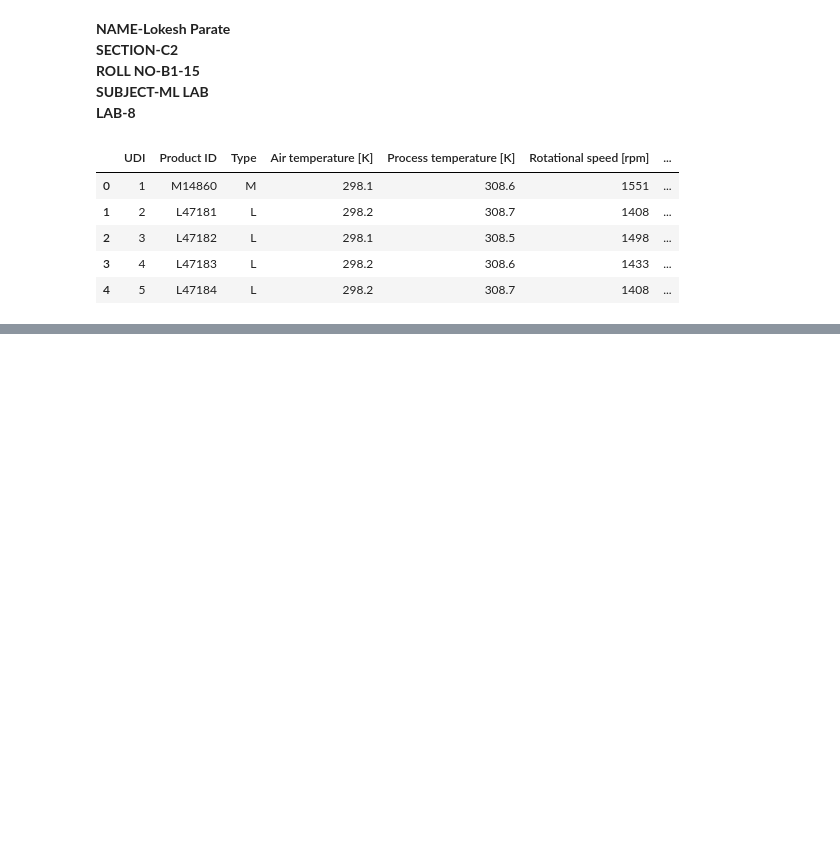
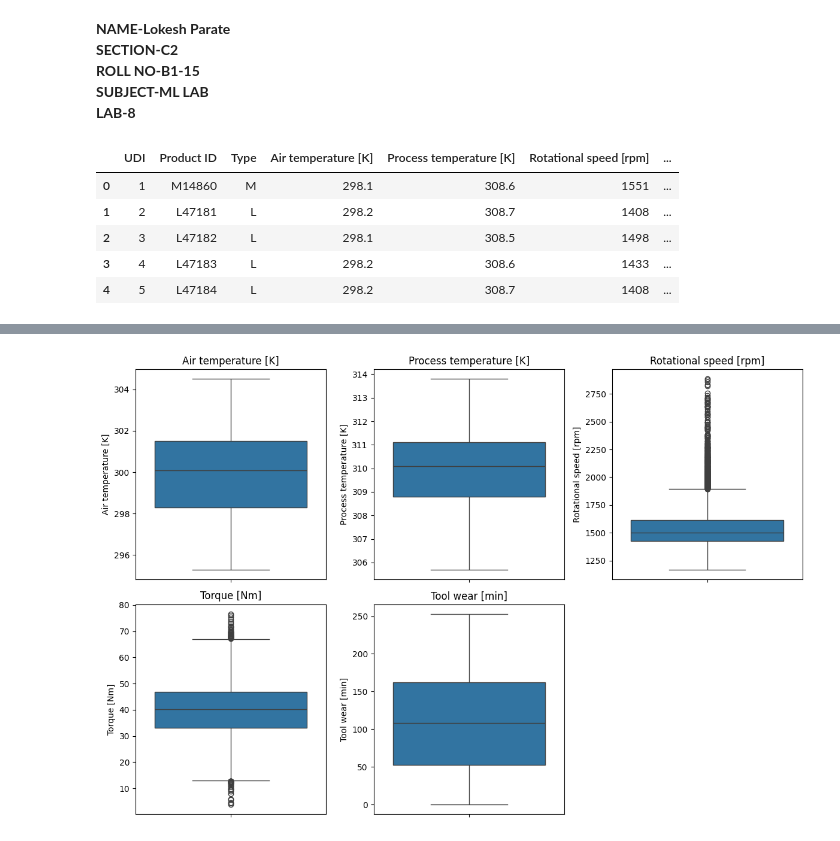
Before and after one commit to lokikun-glitch/Machine-Learning-Projects, a Jupyter notebook: PRACT8.ipynb, the cells around one changed output, grey strips where cells are left out. Cells and saved outputs as stored; diff of their text form; code cells hidden in the pictures; blank space fills up the shorter version.

```diff
--- a/PRACT8.ipynb
+++ b/PRACT8.ipynb
@@ -21,0 +127,10 @@ df.head()
+# %%
+plt.figure(figsize=(12,8))
+for i, column in enumerate(numerical_features,1):
+    plt.subplot(2, 3, i)
+    sns.boxplot(y=df[column])
+    plt.title(column)
+plt.tight_layout()
+plt.show()
+# %% [output]
+[figure, added]
```
Also changed, not shown: parts of 38 cells of this notebook.
